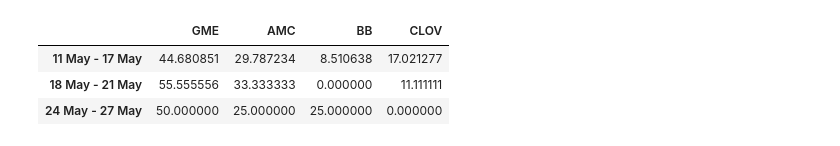
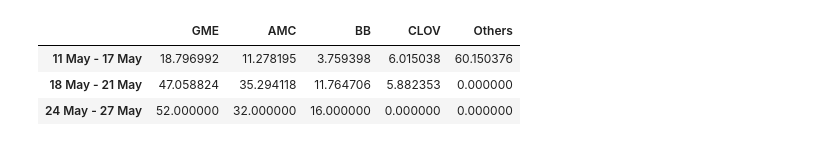
Before and after one commit to ccwhgetgit/DAO2702Project, a Jupyter notebook: Stacked Bar Chart.ipynb, the cells around one changed output. Drawn from its saved outputs; the diff is of its cells as text; code cells hidden in the pictures.

```diff
--- a/Stacked Bar Chart.ipynb
+++ b/Stacked Bar Chart.ipynb
@@ -53,40 +168,43 @@ new_df
 # %%
-# Filter: 11 May - 17 May
+# 11 May - 17 May
 start_date = np.datetime64("2021-05-11")
 end_date = np.datetime64("2021-05-17")
-df1 = new_df[(new_df['date'] > start_date) & (new_df['date'] < end_date)]
-df1 = df1.drop("date", axis=1)
+mask = (new_df["date"] >= start_date) & (new_df["date"] <= end_date)
+df1 = new_df.loc[mask].drop(["date", "total"], axis=1)
 df1 = df1.sum()
+df1["total"] = df1.sum()
 df1 = df1/df1["total"] * 100
 df1 = df1.drop("total")
 
-# Filter: 18 May - 21 May
+# 18 May - 21 May
 start_date = np.datetime64("2021-05-18")
 end_date = np.datetime64("2021-05-21")
-df2 = new_df[(new_df['date'] > start_date) & (new_df['date'] < end_date)]
-df2 = df2.drop("date", axis=1)
+mask = (new_df["date"] >= start_date) & (new_df["date"] <= end_date)
+df2 = new_df.loc[mask].drop(["date", "total"], axis=1)
 df2 = df2.sum()
+df2["total"] = df2.sum()
 df2 = df2/df2["total"] * 100
 df2 = df2.drop("total")
 
-# Filter: 24 May - 27 May
+# 24 May - 27 May
 start_date = np.datetime64("2021-05-24")
 end_date = np.datetime64("2021-05-27")
-df3 = new_df[(new_df['date'] > start_date) & (new_df['date'] < end_date)]
-df3 = df3.drop("date", axis=1)
+mask = (new_df["date"] >= start_date) & (new_df["date"] <= end_date)
+df3 = new_df.loc[mask].drop(["date", "total"], axis=1)
 df3 = df3.sum()
+df3["total"] = df3.sum()
 df3 = df3/df3["total"] * 100
 df3 = df3.drop("total")
 
 frames = pd.concat([df1, df2, df3], axis=1)
 results = frames.transpose().rename(index={0: "11 May - 17 May",
                                                           1: "18 May - 21 May",
                                                           2: "24 May - 27 May"})
 
 results
 # %% [output]
-|  | GME | AMC | BB | CLOV |
-| 11 May - 17 May | 44.680851 | 29.787234 | 8.510638 | 17.021277 |
-| 18 May - 21 May | 55.555556 | 33.333333 | 0.000000 | 11.111111 |
-| 24 May - 27 May | 50.000000 | 25.000000 | 25.000000 | 0.000000 |
+|  | GME | AMC | BB | CLOV | Others |
+| 11 May - 17 May | 18.796992 | 11.278195 | 3.759398 | 6.015038 | 60.150376 |
+| 18 May - 21 May | 47.058824 | 35.294118 | 11.764706 | 5.882353 | 0.000000 |
+| 24 May - 27 May | 52.000000 | 32.000000 | 16.000000 | 0.000000 | 0.000000 |
 # %%
```
Also changed, not shown: parts of 8 cells of this notebook.
